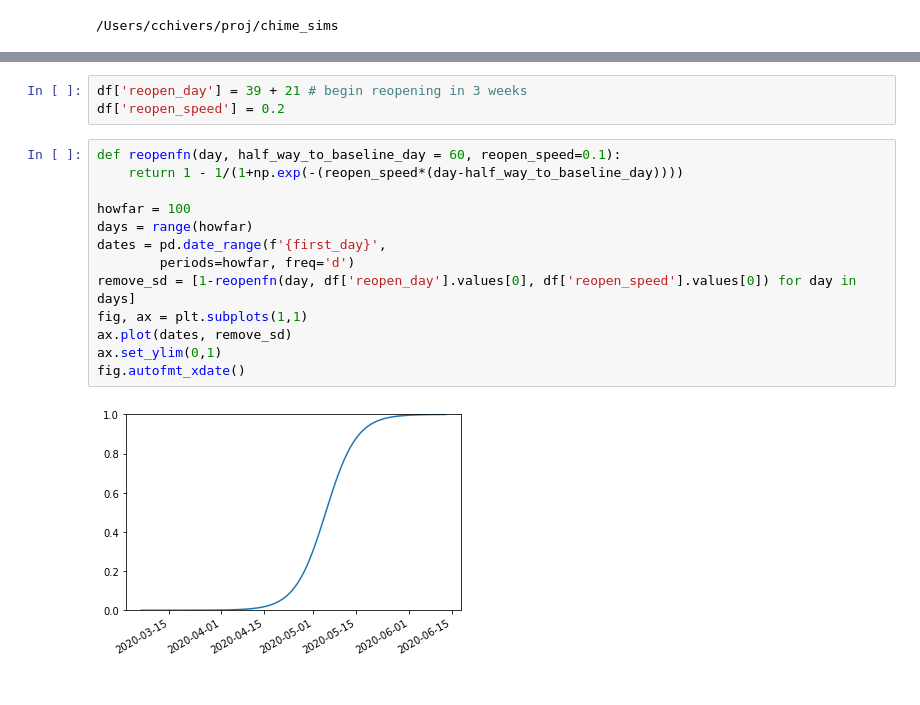
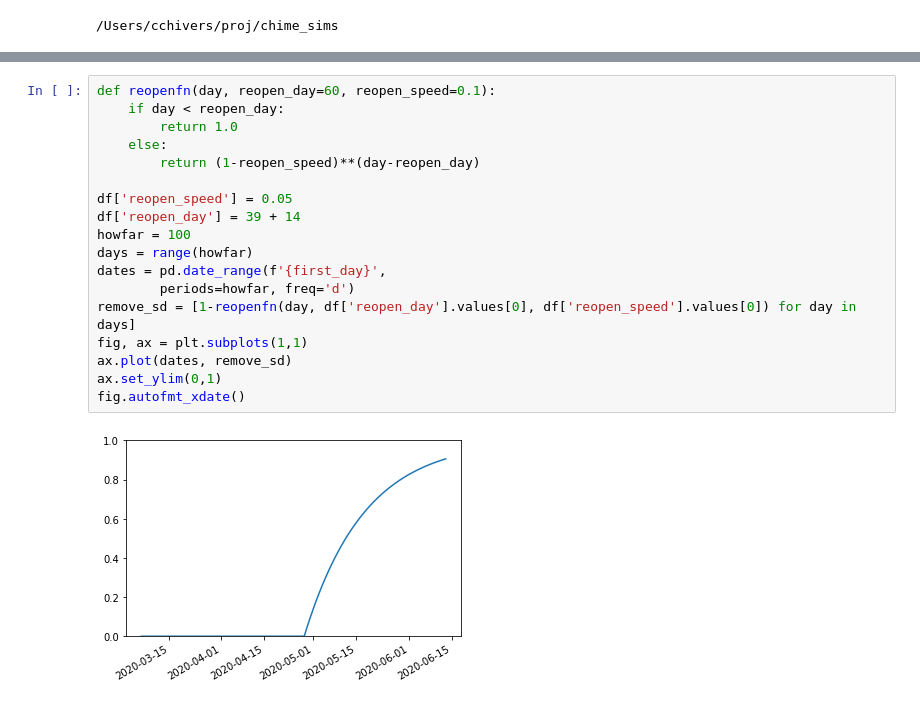
Before and after one commit to pennsignals/bayes-chime, a Jupyter notebook: notebooks/Reopening.ipynb, the cells around one changed output, grey strips where cells are left out. Cells and saved outputs as stored; diff of their text form.

Commit message:
Add scenario plotting

```diff
--- a/notebooks/Reopening.ipynb
+++ b/notebooks/Reopening.ipynb
@@ -152,19 +102,21 @@ def plt_predictive(howfar=200, df = df):
-# %%
-df['reopen_day'] = 39 + 21 # begin reopening in 3 weeks
-df['reopen_speed'] = 0.2
 # %%
-def reopenfn(day, half_way_to_baseline_day = 60, reopen_speed=0.1):
-    return 1 - 1/(1+np.exp(-(reopen_speed*(day-half_way_to_baseline_day))))
+def reopenfn(day, reopen_day=60, reopen_speed=0.1):
+    if day < reopen_day:
+        return 1.0
+    else:
+        return (1-reopen_speed)**(day-reopen_day)
 
+df['reopen_speed'] = 0.05
+df['reopen_day'] = 39 + 14
 howfar = 100
 days = range(howfar)
 dates = pd.date_range(f'{first_day}',
         periods=howfar, freq='d')
 remove_sd = [1-reopenfn(day, df['reopen_day'].values[0], df['reopen_speed'].values[0]) for day in days]
 fig, ax = plt.subplots(1,1)
 ax.plot(dates, remove_sd)
 ax.set_ylim(0,1)
 fig.autofmt_xdate()
 # %% [output]
-[figure, old version]
+[figure, new version]
 # %%
```
Also changed, not shown: parts of 7 cells of this notebook.
